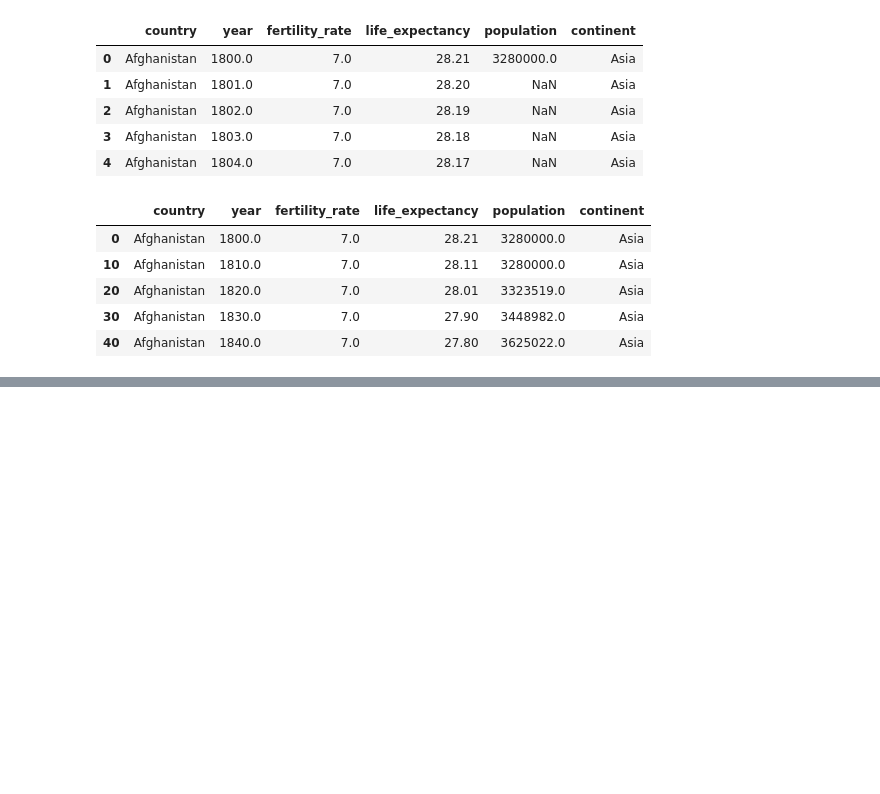
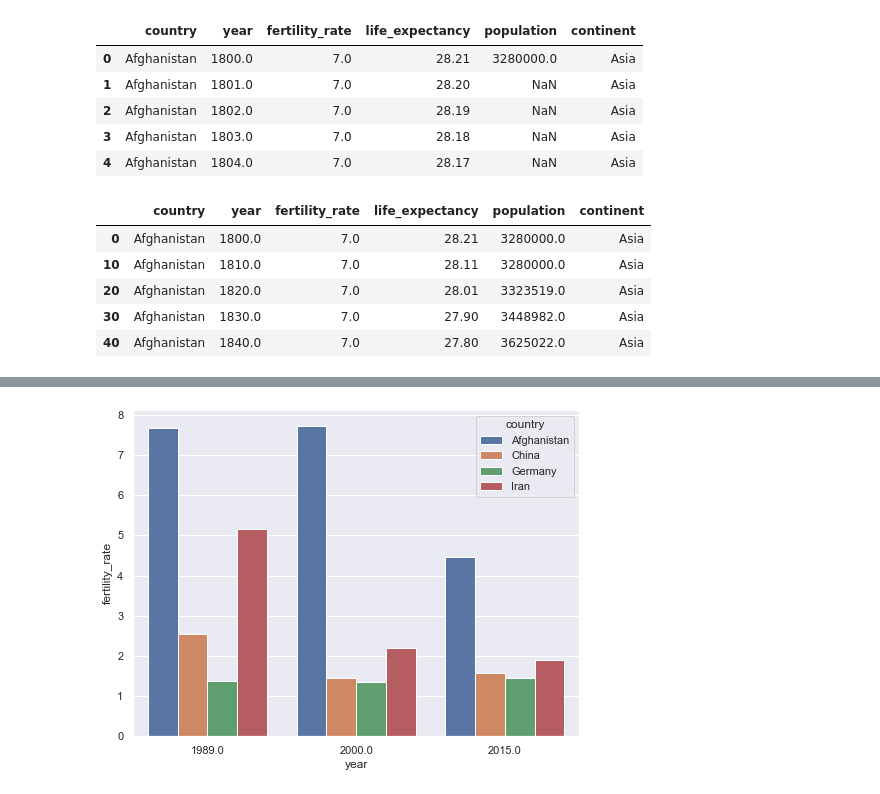
Before and after one commit to miladbehrooz/Gapminder_Analysis, a Jupyter notebook: notebook/gapminder_analysis.ipynb, the cells around one changed output, grey strips where cells are left out. Drawn from its saved outputs; the diff is of its cells as text; code cells hidden in the pictures; blank space fills up the shorter version.

```diff
--- a/notebook/gapminder_analysis.ipynb
+++ b/notebook/gapminder_analysis.ipynb
@@ -263,0 +299,4 @@ df.head()
+# %%
+sns.barplot(data=subset_three_years,x='year',y='fertility_rate',hue='country');
+# %% [output]
+[figure, added]
```
Also changed, not shown: parts of 23 cells of this notebook.
